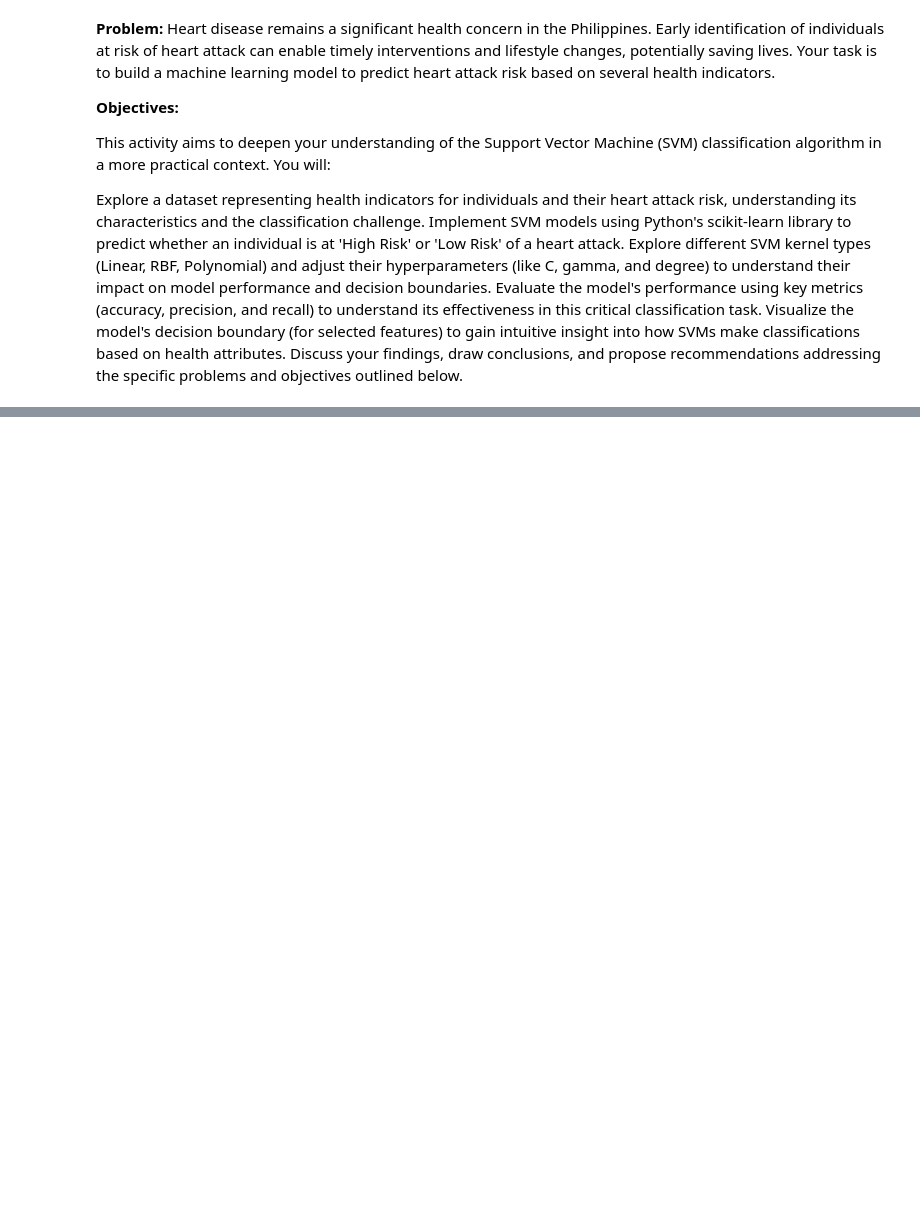
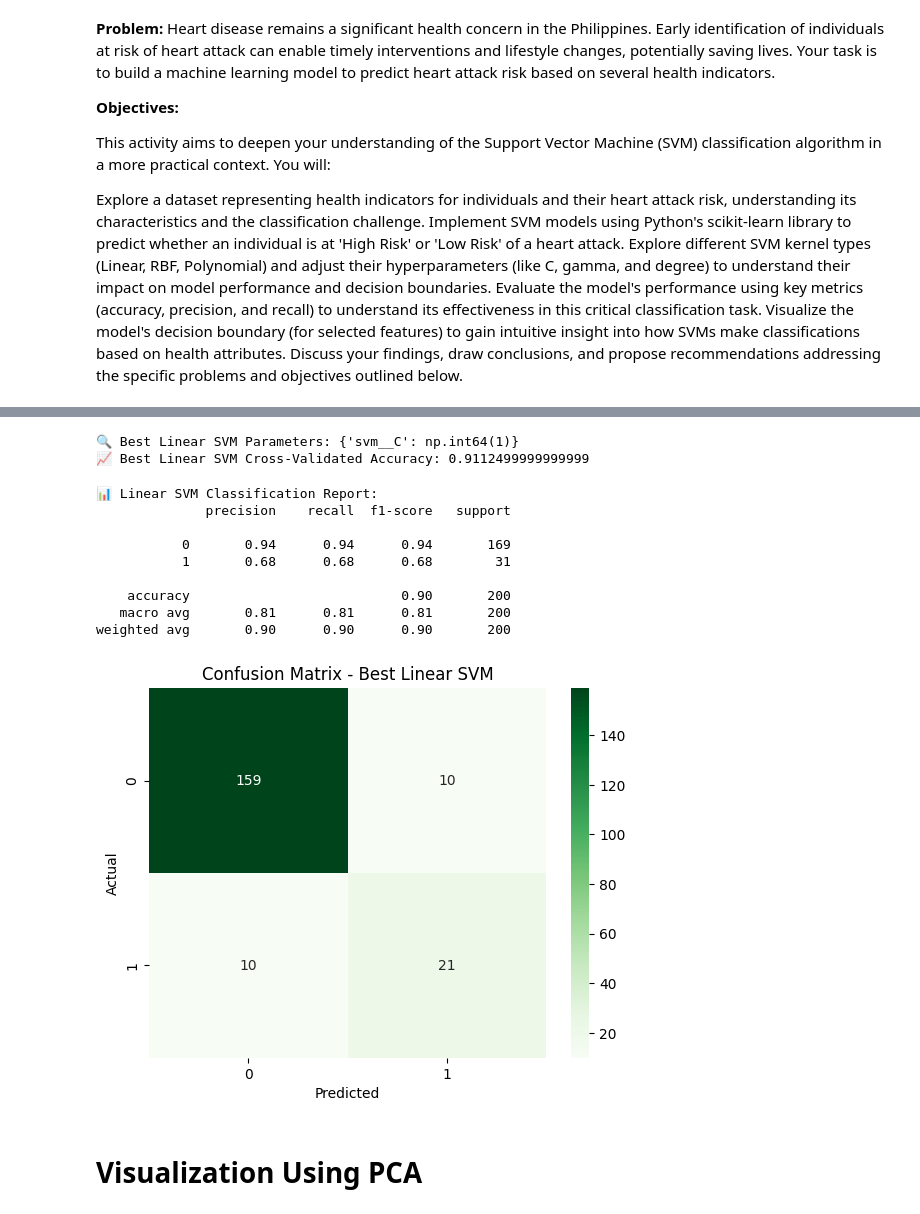
Before and after one commit to IamAlonKenneth/data-science-activities, a Jupyter notebook: Support Vector Machines (SVMs)/Support Vector Machines (SVMs).ipynb, the cells around one changed output, grey strips where cells are left out. Drawn from its saved outputs; the diff is of its cells as text; code cells hidden in the pictures; blank space fills up the shorter version.

```diff
--- a/Support Vector Machines (SVMs)/Support Vector Machines (SVMs).ipynb
+++ b/Support Vector Machines (SVMs)/Support Vector Machines (SVMs).ipynb
@@ -178,0 +149,48 @@ plot_decision_boundary(poly_pca_model, X_test_pca, y_test, "Polynomial Kernel De
+# %%
+# =========================================
+# 🔧 Linear SVM: Hyperparameter Tuning
+# =========================================
+linear_pipeline = Pipeline([
+    ('scaler', StandardScaler()),
+    ('svm', SVC(kernel='linear'))
+])
+
+param_grid_linear = {
+    'svm__C': np.arange(1, 50, 1)
+}
+
+grid_linear = GridSearchCV(linear_pipeline, param_grid_linear, cv=5, scoring='accuracy')
+grid_linear.fit(X_train, y_train)
+
+print("🔍 Best Linear SVM Parameters:", grid_linear.best_params_)
+print("📈 Best Linear SVM Cross-Validated Accuracy:", grid_linear.best_score_)
+# %% [output]
+🔍 Best Linear SVM Parameters: {'svm__C': np.int64(1)}
+📈 Best Linear SVM Cross-Validated Accuracy: 0.9112499999999999
+# %%
+# ✅ Evaluate best Linear SVM model on test set
+best_linear = grid_linear.best_estimator_
+y_pred_linear = best_linear.predict(X_test)
+
+print("\n📊 Linear SVM Classification Report:")
+print(classification_report(y_test, y_pred_linear))
+
+# 🔍 Confusion Matrix
+sns.heatmap(confusion_matrix(y_test, y_pred_linear), annot=True, fmt='d', cmap='Greens')
+plt.title("Confusion Matrix - Best Linear SVM")
+plt.xlabel("Predicted")
+plt.ylabel("Actual")
+plt.show()
+# %% [output]
+📊 Linear SVM Classification Report:
+              precision    recall  f1-score   support
+
+           0       0.94      0.94      0.94       169
+           1       0.68      0.68      0.68        31
+
+    accuracy                           0.90       200
+   macro avg       0.81      0.81      0.81       200
+weighted avg       0.90      0.90      0.90       200
+[figure, added]
+# %% [markdown]
+# Visualization Using PCA
```
Also changed, not shown: parts of 14 cells of this notebook.
